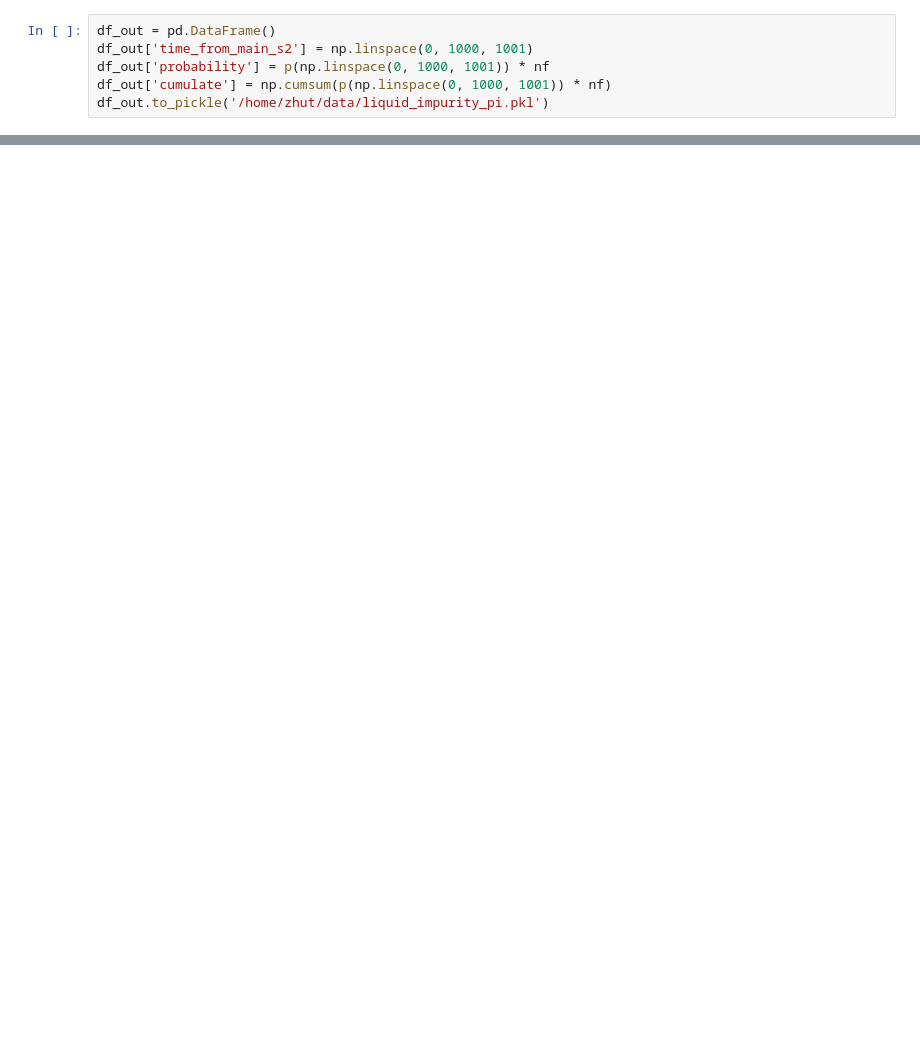
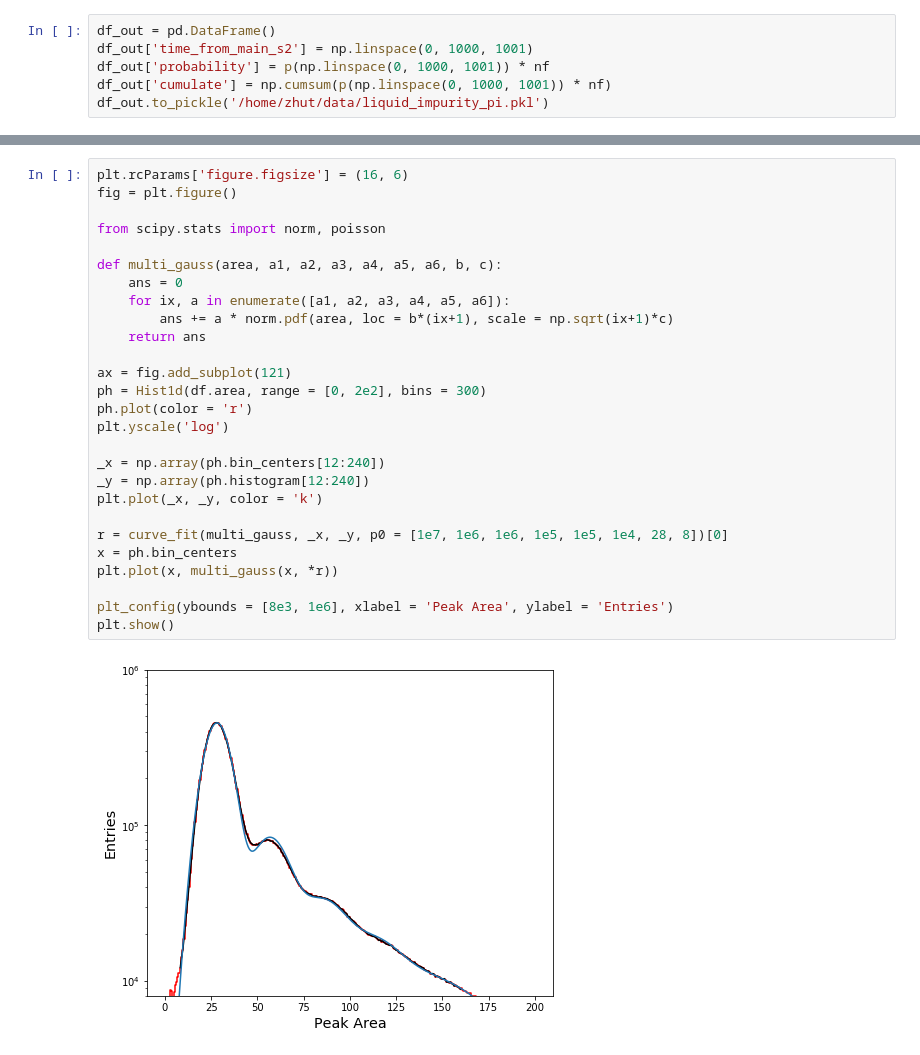
Before and after one commit to zhut19/Cool_Electrons, a Jupyter notebook: lxe_photo_ionization/LxePI.ipynb, the cells around one changed output, grey strips where cells are left out. Saved outputs shown, nothing was run; the diff lists cells and outputs as text; blank space fills up the shorter version.

```diff
--- a/lxe_photo_ionization/LxePI.ipynb
+++ b/lxe_photo_ionization/LxePI.ipynb
@@ -451,0 +446,29 @@ $$\longrightarrow N_x=\frac{\Delta xN_0\pi}{\beta}(-\frac{2}{3})(\frac{1}{\beta^
+# %%
+plt.rcParams['figure.figsize'] = (16, 6)
+fig = plt.figure()
+
+from scipy.stats import norm, poisson
+
+def multi_gauss(area, a1, a2, a3, a4, a5, a6, b, c):
+    ans = 0
+    for ix, a in enumerate([a1, a2, a3, a4, a5, a6]):
+        ans += a * norm.pdf(area, loc = b*(ix+1), scale = np.sqrt(ix+1)*c)
+    return ans
+
+ax = fig.add_subplot(121)
+ph = Hist1d(df.area, range = [0, 2e2], bins = 300)
+ph.plot(color = 'r')
+plt.yscale('log')
+
+_x = np.array(ph.bin_centers[12:240])
+_y = np.array(ph.histogram[12:240])
+plt.plot(_x, _y, color = 'k')
+
+r = curve_fit(multi_gauss, _x, _y, p0 = [1e7, 1e6, 1e6, 1e5, 1e5, 1e4, 28, 8])[0]
+x = ph.bin_centers
+plt.plot(x, multi_gauss(x, *r))
+
+plt_config(ybounds = [8e3, 1e6], xlabel = 'Peak Area', ylabel = 'Entries')
+plt.show()
+# %% [output]
+[figure, added]
```
Also changed, not shown: parts of 5 cells of this notebook.
